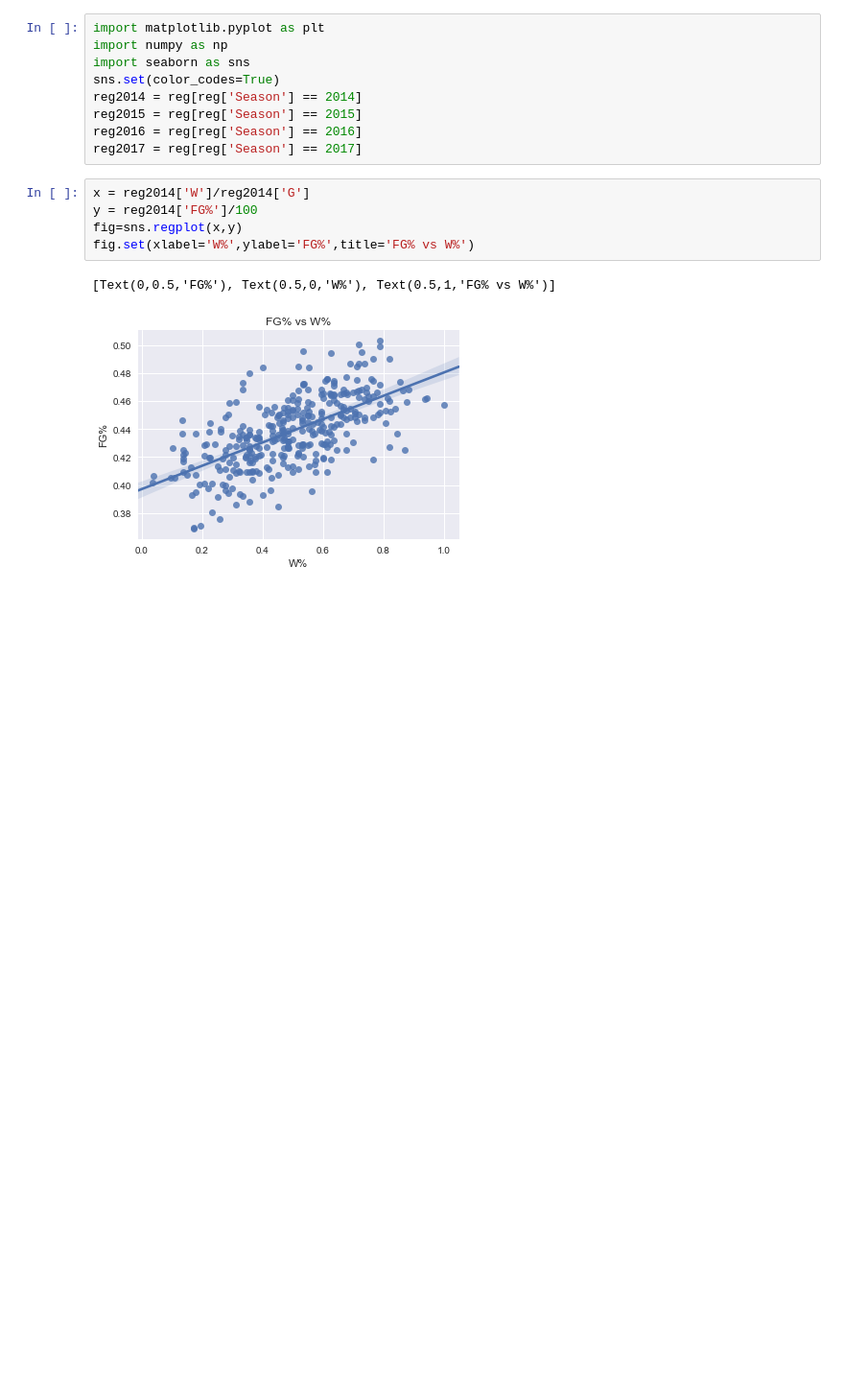
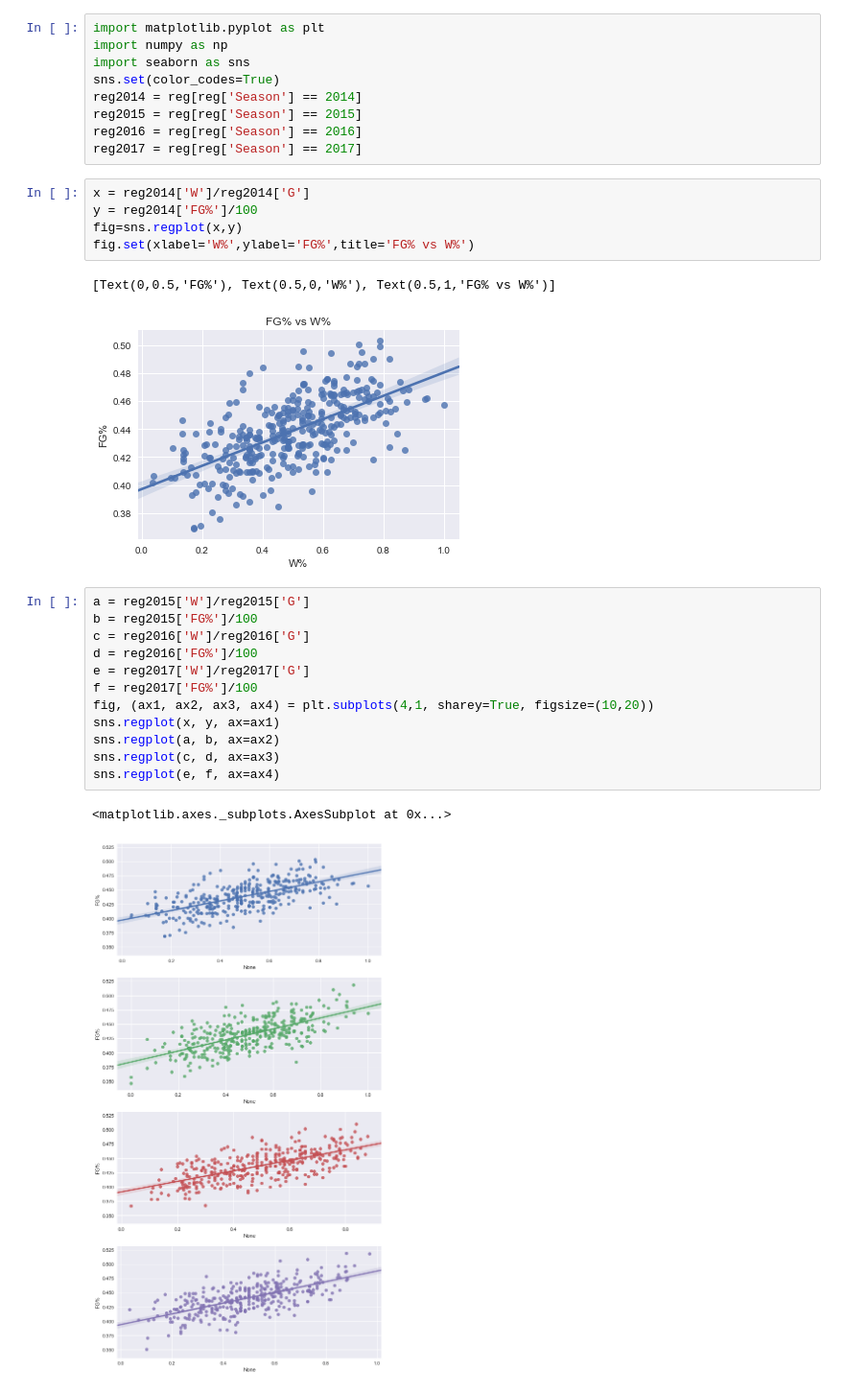
Before and after one commit to hattas/ncaa-bracket-predictor, a Jupyter notebook: notebooks/Graphs.ipynb, the cells around one changed output. Shown at 96% size. Saved outputs shown, nothing was run; the diff lists cells and outputs as text; blank space fills up the shorter version.

Commit message:
Made more graphes

```diff
--- a/notebooks/Graphs.ipynb
+++ b/notebooks/Graphs.ipynb
@@ -28,3 +28,18 @@ fig.set(xlabel='W%',ylabel='FG%',title='FG% vs W%')
 # %% [output]
 [Text(0,0.5,'FG%'), Text(0.5,0,'W%'), Text(0.5,1,'FG% vs W%')]
 [figure]
+# %%
+a = reg2015['W']/reg2015['G']
+b = reg2015['FG%']/100
+c = reg2016['W']/reg2016['G']
+d = reg2016['FG%']/100
+e = reg2017['W']/reg2017['G']
+f = reg2017['FG%']/100
+fig, (ax1, ax2, ax3, ax4) = plt.subplots(4,1, sharey=True, figsize=(10,20))
+sns.regplot(x, y, ax=ax1)
+sns.regplot(a, b, ax=ax2)
+sns.regplot(c, d, ax=ax3)
+sns.regplot(e, f, ax=ax4)
+# %% [output]
+<matplotlib.axes._subplots.AxesSubplot at 0x...>
+[figure, added]
```
